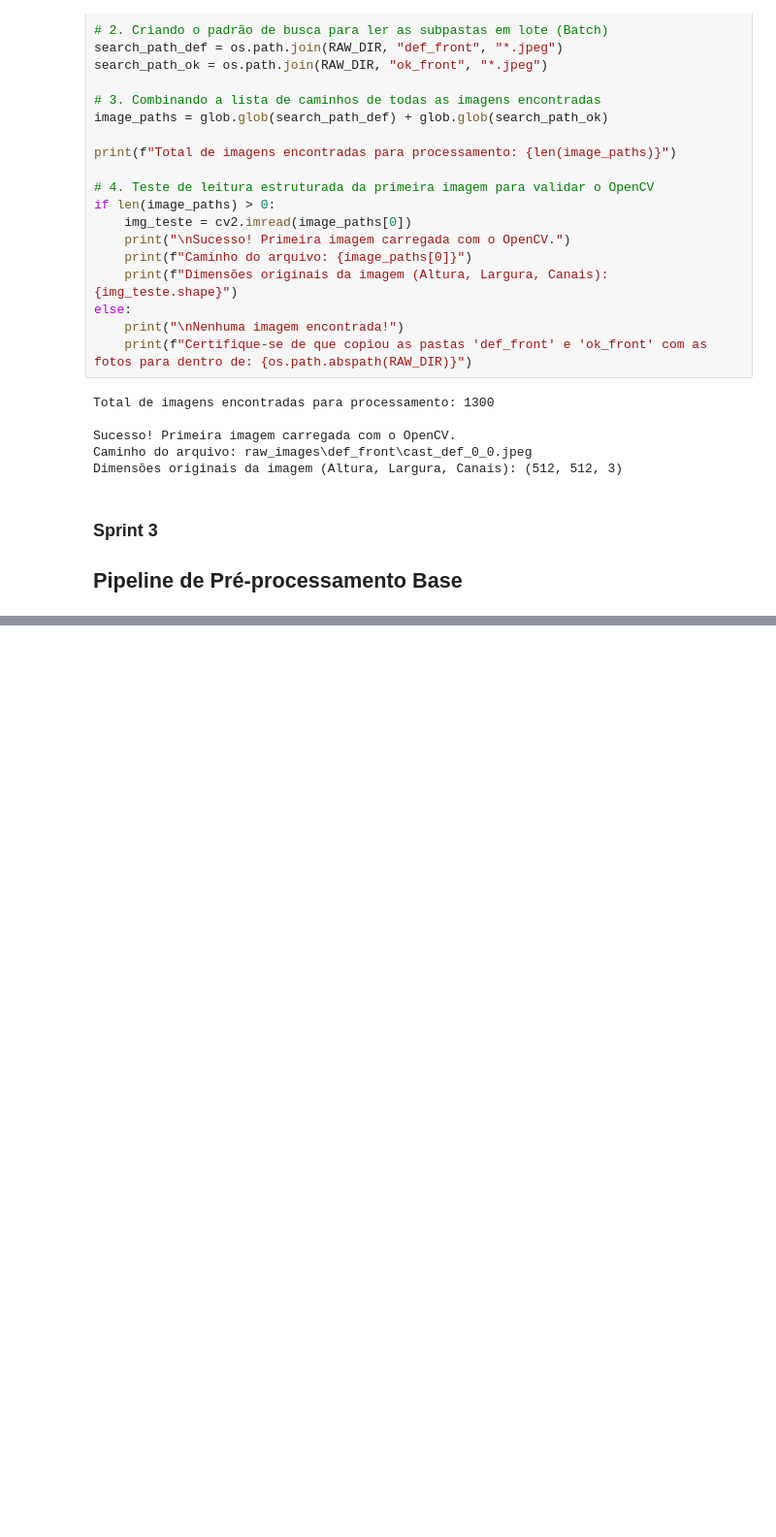
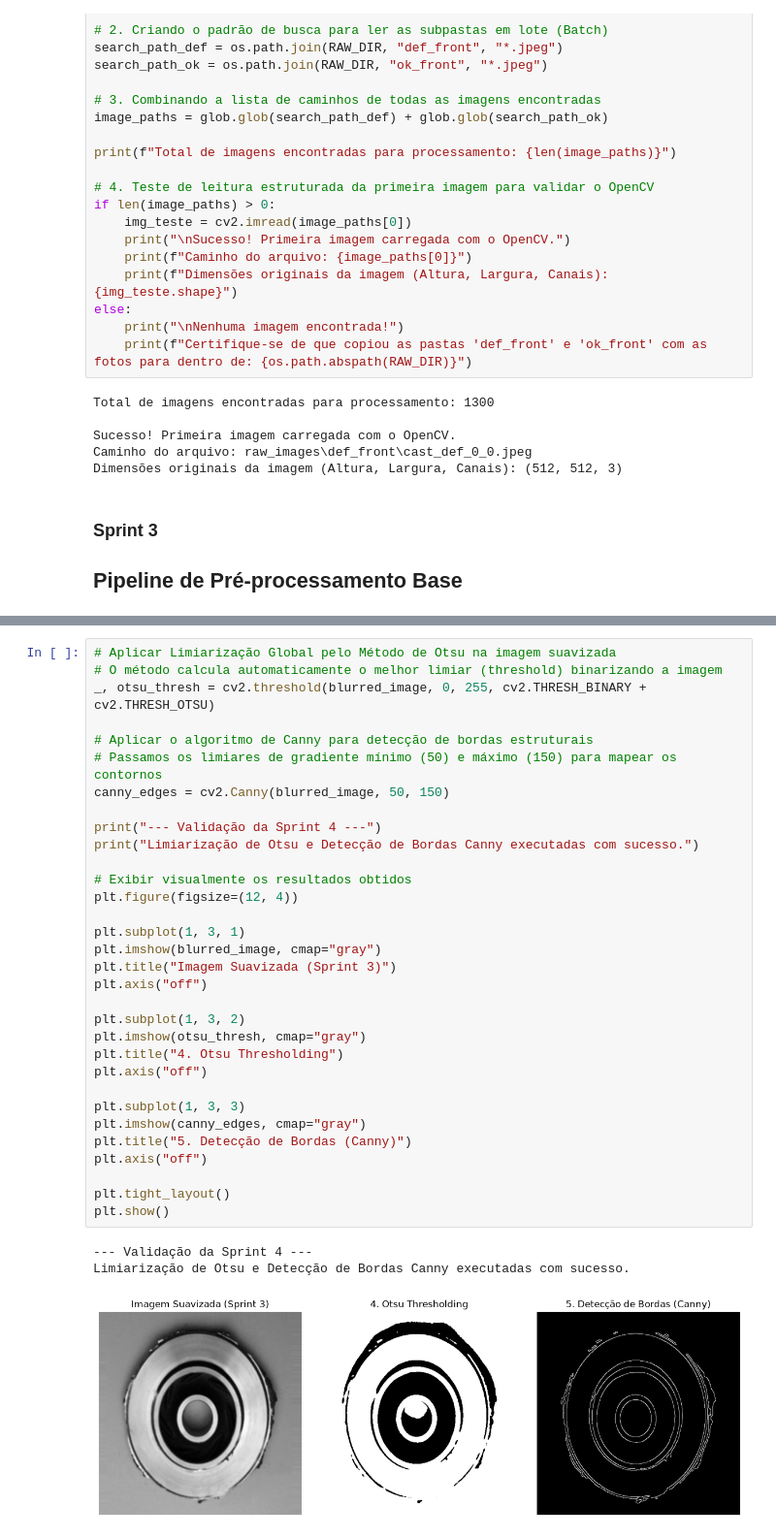
Before and after one commit to zegmundo-koziel/Miniprojeto-Avaliativo---Modulo2-SCTEC, a Jupyter notebook: main.ipynb, the cells around one changed output, grey strips where cells are left out. Shown at 97% size. Cells and saved outputs as stored; diff of their text form; blank space fills up the shorter version.

Commit message:
binarizacao de otsu e bordas canny (Sprint 4 concluida)

```diff
--- a/main.ipynb
+++ b/main.ipynb
@@ -79,0 +84,36 @@ Filtro Gaussian Blur aplicado com sucesso.
+# %%
+# Aplicar Limiarização Global pelo Método de Otsu na imagem suavizada
+# O método calcula automaticamente o melhor limiar (threshold) binarizando a imagem
+_, otsu_thresh = cv2.threshold(blurred_image, 0, 255, cv2.THRESH_BINARY + cv2.THRESH_OTSU)
+
+# Aplicar o algoritmo de Canny para detecção de bordas estruturais
+# Passamos os limiares de gradiente mínimo (50) e máximo (150) para mapear os contornos
+canny_edges = cv2.Canny(blurred_image, 50, 150)
+
+print("--- Validação da Sprint 4 ---")
+print("Limiarização de Otsu e Detecção de Bordas Canny executadas com sucesso.")
+
+# Exibir visualmente os resultados obtidos
+plt.figure(figsize=(12, 4))
+
+plt.subplot(1, 3, 1)
+plt.imshow(blurred_image, cmap="gray")
+plt.title("Imagem Suavizada (Sprint 3)")
+plt.axis("off")
+
+plt.subplot(1, 3, 2)
+plt.imshow(otsu_thresh, cmap="gray")
+plt.title("4. Otsu Thresholding")
+plt.axis("off")
+
+plt.subplot(1, 3, 3)
+plt.imshow(canny_edges, cmap="gray")
+plt.title("5. Detecção de Bordas (Canny)")
+plt.axis("off")
+
+plt.tight_layout()
+plt.show()
+# %% [output]
+--- Validação da Sprint 4 ---
+Limiarização de Otsu e Detecção de Bordas Canny executadas com sucesso.
+[figure, added]
```
Also changed, not shown: parts of 5 cells of this notebook.
